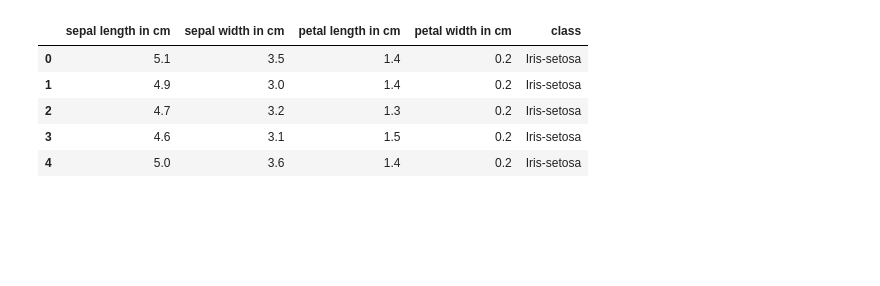
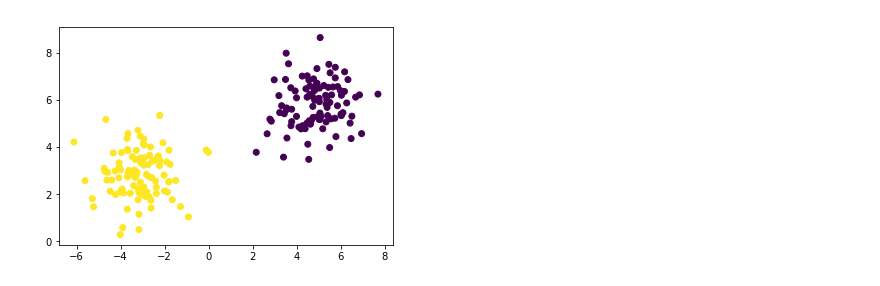
Before and after one commit to waldirbertazzijr/data-science, a Jupyter notebook: neural-networks/Single Layer Perceptron.ipynb, the cells around one changed output. Cells and saved outputs as stored; diff of their text form; code cells hidden in the pictures; blank space fills up the shorter version.

```diff
--- a/neural-networks/Single Layer Perceptron.ipynb
+++ b/neural-networks/Single Layer Perceptron.ipynb
@@ -13,12 +14,3 @@ df = pd.read_csv('https://archive.ics.uci.edu/ml/machine-learning-databases/iris
     'petal width in cm',
     'class'
 ])
-# %%
-df.head()
-# %% [output]
-|  | sepal length in cm | sepal width in cm | petal length in cm | petal width in cm | class |
-| 0 | 5.1 | 3.5 | 1.4 | 0.2 | Iris-setosa |
-| 1 | 4.9 | 3.0 | 1.4 | 0.2 | Iris-setosa |
-| 2 | 4.7 | 3.2 | 1.3 | 0.2 | Iris-setosa |
-| 3 | 4.6 | 3.1 | 1.5 | 0.2 | Iris-setosa |
-| 4 | 5.0 | 3.6 | 1.4 | 0.2 | Iris-setosa |
@@ -129,0 +143,6 @@ class Perceptron(object):
+# %%
+blobs = make_blobs(n_samples=200, n_features=2, centers=2)
+plt.scatter(blobs[0][:,0], blobs[0][:,1], c=blobs[1])
+plt.show()
+# %% [output]
+[figure, added]
```
Also changed, not shown: parts of 6 cells of this notebook, 1 other file.
